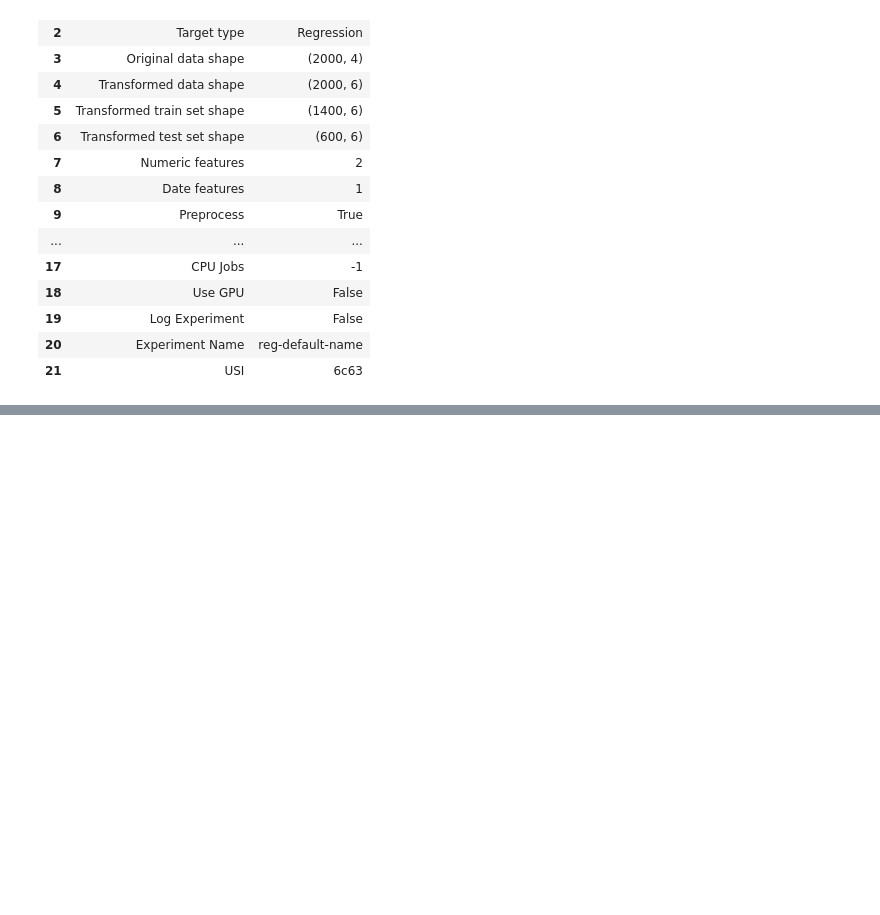
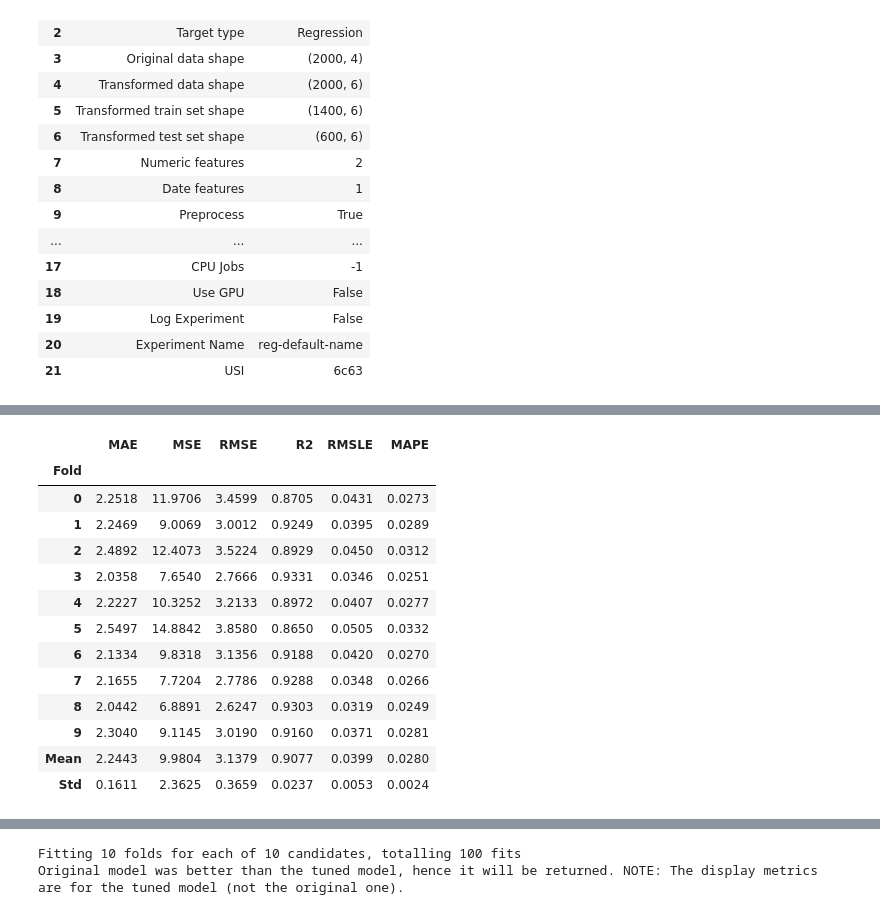
Before and after one commit to jiwlnwza007/termpro-predictPM25, a Jupyter notebook: train_humidity.ipynb, the cells around one changed output, grey strips where cells are left out. Saved outputs shown, nothing was run; the diff lists cells and outputs as text; code cells hidden in the pictures; blank space fills up the shorter version.

```diff
--- a/train_humidity.ipynb
+++ b/train_humidity.ipynb
@@ -88,0 +108,3 @@ best = compare_models()
+# %%
+best_model_tune = tune_model(best_model)
+# %% [output]
@@ -88,0 +112,14 @@ best = compare_models()
+|  | MAE | MSE | RMSE | R2 | RMSLE | MAPE |
+| Fold |  |  |  |  |  |  |
+| 0 | 2.2518 | 11.9706 | 3.4599 | 0.8705 | 0.0431 | 0.0273 |
+| 1 | 2.2469 | 9.0069 | 3.0012 | 0.9249 | 0.0395 | 0.0289 |
+| 2 | 2.4892 | 12.4073 | 3.5224 | 0.8929 | 0.0450 | 0.0312 |
+| 3 | 2.0358 | 7.6540 | 2.7666 | 0.9331 | 0.0346 | 0.0251 |
+| 4 | 2.2227 | 10.3252 | 3.2133 | 0.8972 | 0.0407 | 0.0277 |
+| 5 | 2.5497 | 14.8842 | 3.8580 | 0.8650 | 0.0505 | 0.0332 |
+| 6 | 2.1334 | 9.8318 | 3.1356 | 0.9188 | 0.0420 | 0.0270 |
+| 7 | 2.1655 | 7.7204 | 2.7786 | 0.9288 | 0.0348 | 0.0266 |
+| 8 | 2.0442 | 6.8891 | 2.6247 | 0.9303 | 0.0319 | 0.0249 |
+| 9 | 2.3040 | 9.1145 | 3.0190 | 0.9160 | 0.0371 | 0.0281 |
+| Mean | 2.2443 | 9.9804 | 3.1379 | 0.9077 | 0.0399 | 0.0280 |
+| Std | 0.1611 | 2.3625 | 0.3659 | 0.0237 | 0.0053 | 0.0024 |
@@ -88,0 +127,2 @@ best = compare_models()
+Fitting 10 folds for each of 10 candidates, totalling 100 fits
+Original model was better than the tuned model, hence it will be returned. NOTE: The display metrics are for the tuned model (not the original one).
```
Also changed, not shown: parts of 9 cells of this notebook.
